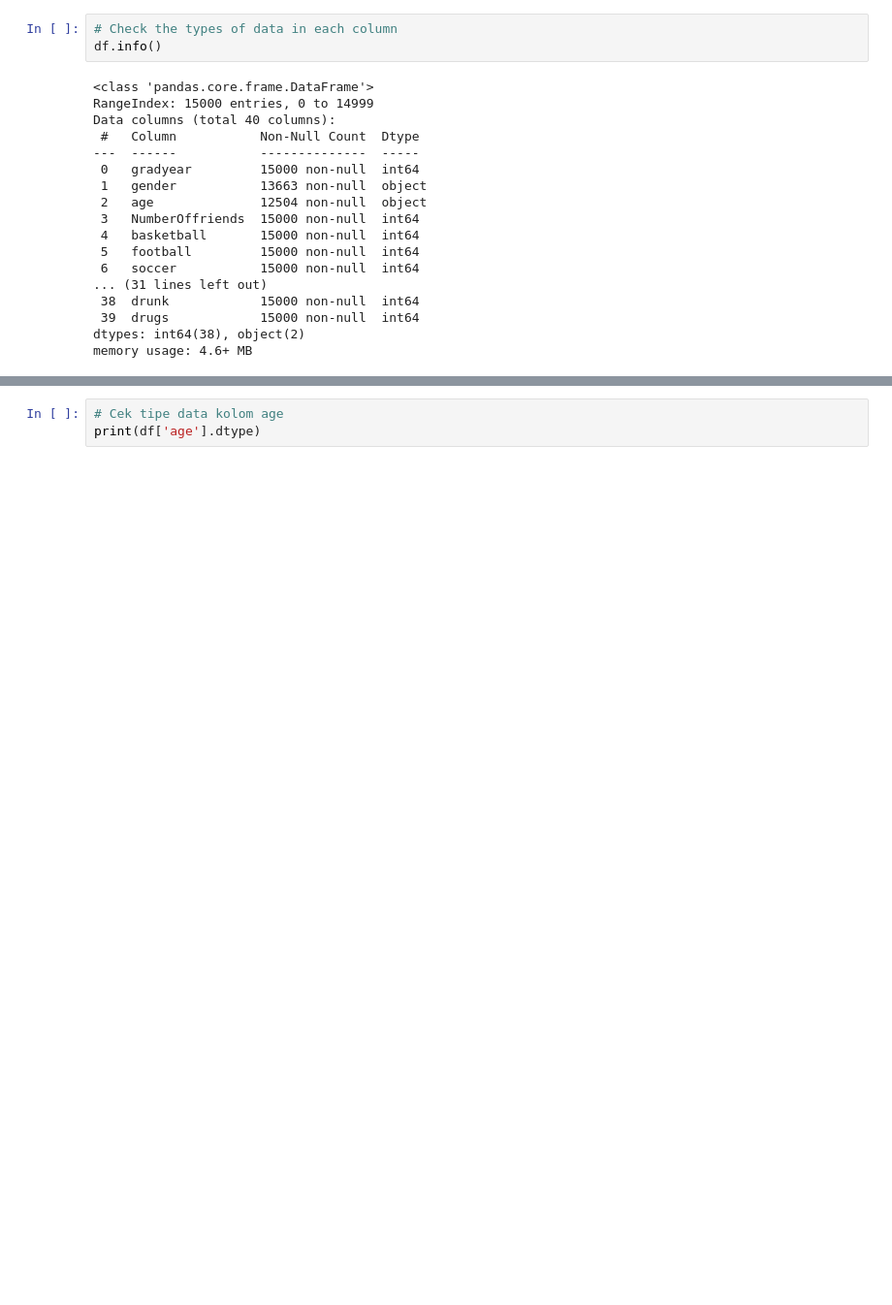
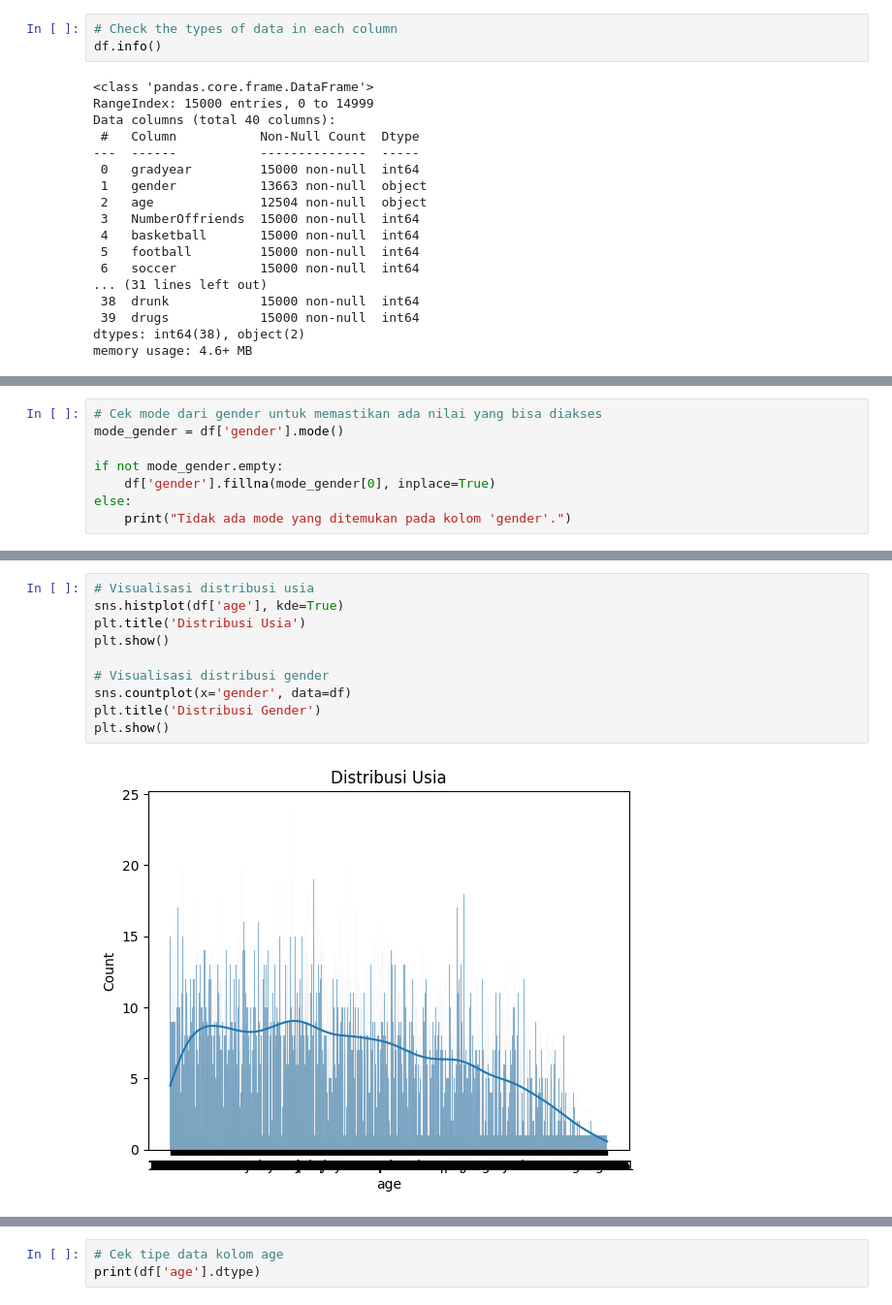
Before and after one commit to maulanycitra/Proyek-Machine-Learning-Dicoding-Maulany-Citra-Pandini, a Jupyter notebook: [Clustering]_Submission_Akhir_BMLP_Maulany_Citra_Pandini.ipynb, the cells around one changed output, grey strips where cells are left out. Shown: that part at 97% size. Saved outputs shown, nothing was run; the diff lists cells and outputs as text; blank space fills up the shorter version.

```diff
--- a/[Clustering]_Submission_Akhir_BMLP_Maulany_Citra_Pandini.ipynb
+++ b/[Clustering]_Submission_Akhir_BMLP_Maulany_Citra_Pandini.ipynb
@@ -98,0 +118,8 @@ memory usage: 4.6+ MB
+# %%
+# Cek mode dari gender untuk memastikan ada nilai yang bisa diakses
+mode_gender = df['gender'].mode()
+
+if not mode_gender.empty:
+    df['gender'].fillna(mode_gender[0], inplace=True)
+else:
+    print("Tidak ada mode yang ditemukan pada kolom 'gender'.")
@@ -98,0 +271,12 @@ memory usage: 4.6+ MB
+# %%
+# Visualisasi distribusi usia
+sns.histplot(df['age'], kde=True)
+plt.title('Distribusi Usia')
+plt.show()
+
+# Visualisasi distribusi gender
+sns.countplot(x='gender', data=df)
+plt.title('Distribusi Gender')
+plt.show()
+# %% [output]
+[figure, added]
```
Also changed, not shown: parts of 25 cells of this notebook, 1 other file.
